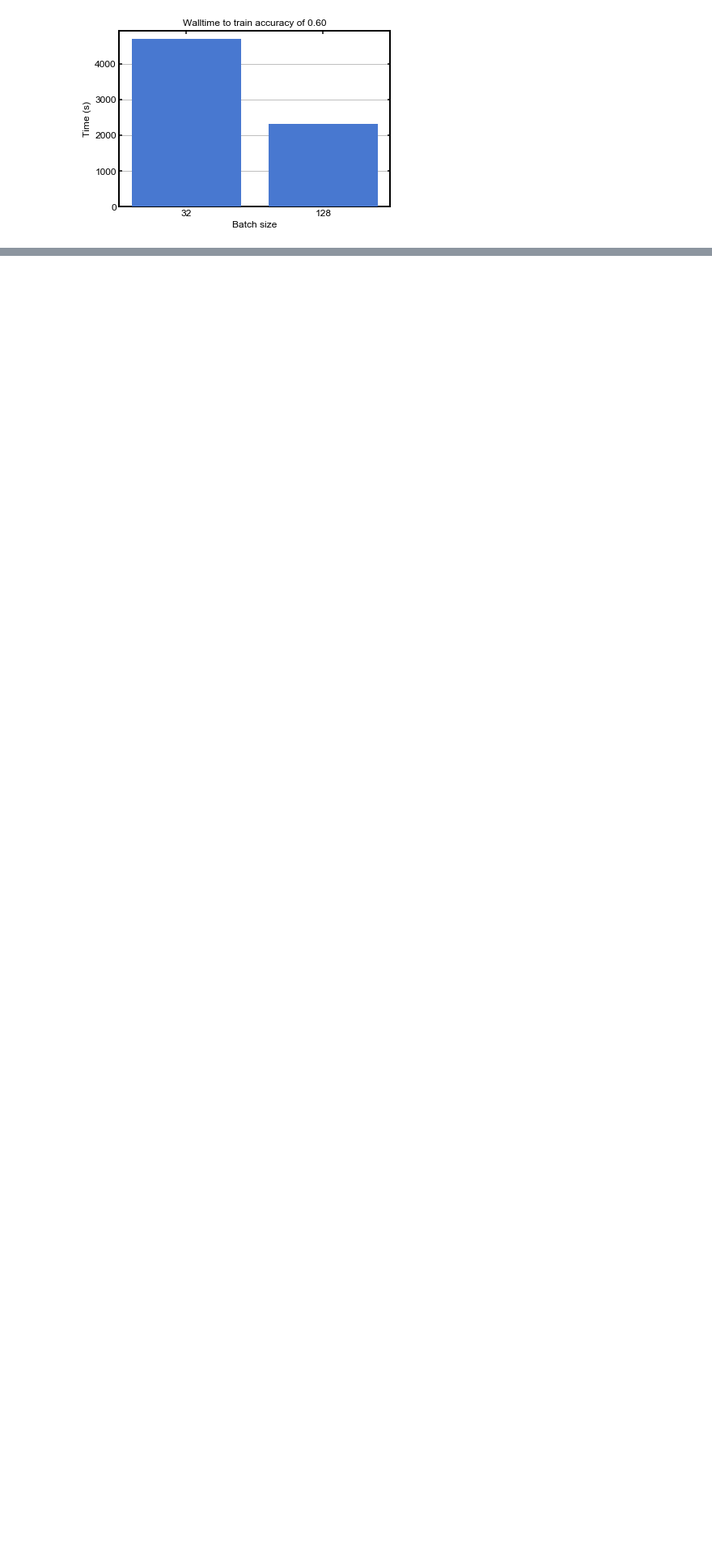
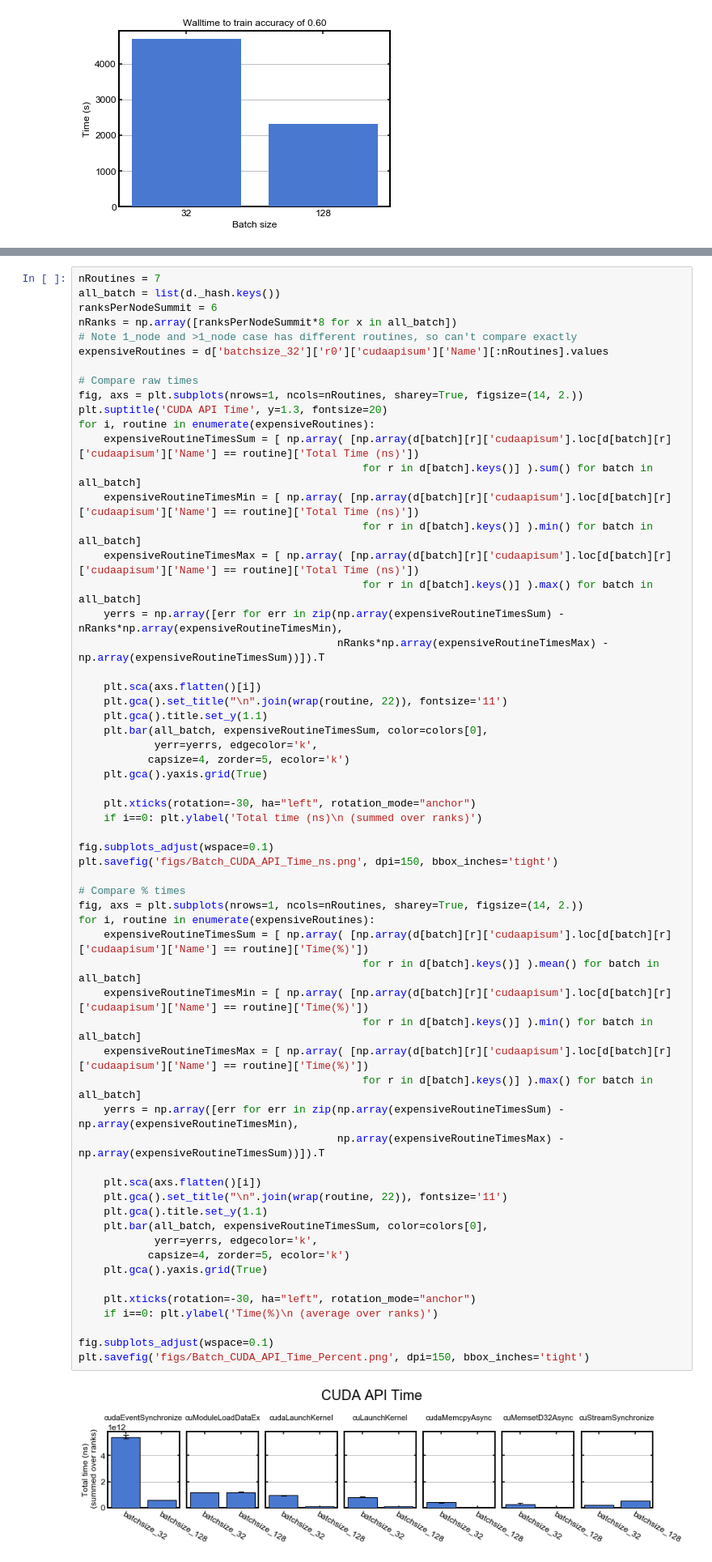
Before and after one commit to mrowan137/ml-performance-benchmark, a Jupyter notebook: resnet/analysis/plot_time_vs_batchsize.ipynb, the cells around one changed output, grey strips where cells are left out. Shown at 81% size. Cells and saved outputs as stored; diff of their text form; blank space fills up the shorter version.

```diff
--- a/resnet/analysis/plot_time_vs_batchsize.ipynb
+++ b/resnet/analysis/plot_time_vs_batchsize.ipynb
@@ -77,0 +235,62 @@ plt.xticks(x, labels=batch_size);
+# %%
+nRoutines = 7
+all_batch = list(d._hash.keys())
+ranksPerNodeSummit = 6
+nRanks = np.array([ranksPerNodeSummit*8 for x in all_batch])
+# Note 1_node and >1_node case has different routines, so can't compare exactly
+expensiveRoutines = d['batchsize_32']['r0']['cudaapisum']['Name'][:nRoutines].values
+
+# Compare raw times
+fig, axs = plt.subplots(nrows=1, ncols=nRoutines, sharey=True, figsize=(14, 2.))
+plt.suptitle('CUDA API Time', y=1.3, fontsize=20)
+for i, routine in enumerate(expensiveRoutines):
+    expensiveRoutineTimesSum = [ np.array( [np.array(d[batch][r]['cudaapisum'].loc[d[batch][r]['cudaapisum']['Name'] == routine]['Total Time (ns)'])
+                                             for r in d[batch].keys()] ).sum() for batch in all_batch]
+    expensiveRoutineTimesMin = [ np.array( [np.array(d[batch][r]['cudaapisum'].loc[d[batch][r]['cudaapisum']['Name'] == routine]['Total Time (ns)'])
+                                             for r in d[batch].keys()] ).min() for batch in all_batch]
+    expensiveRoutineTimesMax = [ np.array( [np.array(d[batch][r]['cudaapisum'].loc[d[batch][r]['cudaapisum']['Name'] == routine]['Total Time (ns)'])
+                                             for r in d[batch].keys()] ).max() for batch in all_batch]
+    yerrs = np.array([err for err in zip(np.array(expensiveRoutineTimesSum) - nRanks*np.array(expensiveRoutineTimesMin),
+                                         nRanks*np.array(expensiveRoutineTimesMax) - np.array(expensiveRoutineTimesSum))]).T
+
+    plt.sca(axs.flatten()[i])
+    plt.gca().set_title("\n".join(wrap(routine, 22)), fontsize='11')
+    plt.gca().title.set_y(1.1)
+    plt.bar(all_batch, expensiveRoutineTimesSum, color=colors[0],
+            yerr=yerrs, edgecolor='k',
+           capsize=4, zorder=5, ecolor='k')
+    plt.gca().yaxis.grid(True)
+
+    plt.xticks(rotation=-30, ha="left", rotation_mode="anchor")
+    if i==0: plt.ylabel('Total time (ns)\n (summed over ranks)')
+
+fig.subplots_adjust(wspace=0.1)
+plt.savefig('figs/Batch_CUDA_API_Time_ns.png', dpi=150, bbox_inches='tight')
+
+# Compare % times
+fig, axs = plt.subplots(nrows=1, ncols=nRoutines, sharey=True, figsize=(14, 2.))
+for i, routine in enumerate(expensiveRoutines):
+    expensiveRoutineTimesSum = [ np.array( [np.array(d[batch][r]['cudaapisum'].loc[d[batch][r]['cudaapisum']['Name'] == routine]['Time(%)'])
+                                             for r in d[batch].keys()] ).mean() for batch in all_batch]
+    expensiveRoutineTimesMin = [ np.array( [np.array(d[batch][r]['cudaapisum'].loc[d[batch][r]['cudaapisum']['Name'] == routine]['Time(%)'])
+                                             for r in d[batch].keys()] ).min() for batch in all_batch]
+    expensiveRoutineTimesMax = [ np.array( [np.array(d[batch][r]['cudaapisum'].loc[d[batch][r]['cudaapisum']['Name'] == routine]['Time(%)'])
+                                             for r in d[batch].keys()] ).max() for batch in all_batch]
+    yerrs = np.array([err for err in zip(np.array(expensiveRoutineTimesSum) - np.array(expensiveRoutineTimesMin),
+                                         np.array(expensiveRoutineTimesMax) - np.array(expensiveRoutineTimesSum))]).T
+
+    plt.sca(axs.flatten()[i])
+    plt.gca().set_title("\n".join(wrap(routine, 22)), fontsize='11')
+    plt.gca().title.set_y(1.1)
+    plt.bar(all_batch, expensiveRoutineTimesSum, color=colors[0],
+            yerr=yerrs, edgecolor='k',
+           capsize=4, zorder=5, ecolor='k')
+    plt.gca().yaxis.grid(True)
+
+    plt.xticks(rotation=-30, ha="left", rotation_mode="anchor")
+    if i==0: plt.ylabel('Time(%)\n (average over ranks)')
+
+fig.subplots_adjust(wspace=0.1)
+plt.savefig('figs/Batch_CUDA_API_Time_Percent.png', dpi=150, bbox_inches='tight')
+# %% [output]
+[figure, added]
```
Also changed, not shown: parts of 12 cells of this notebook, 9 other files.
